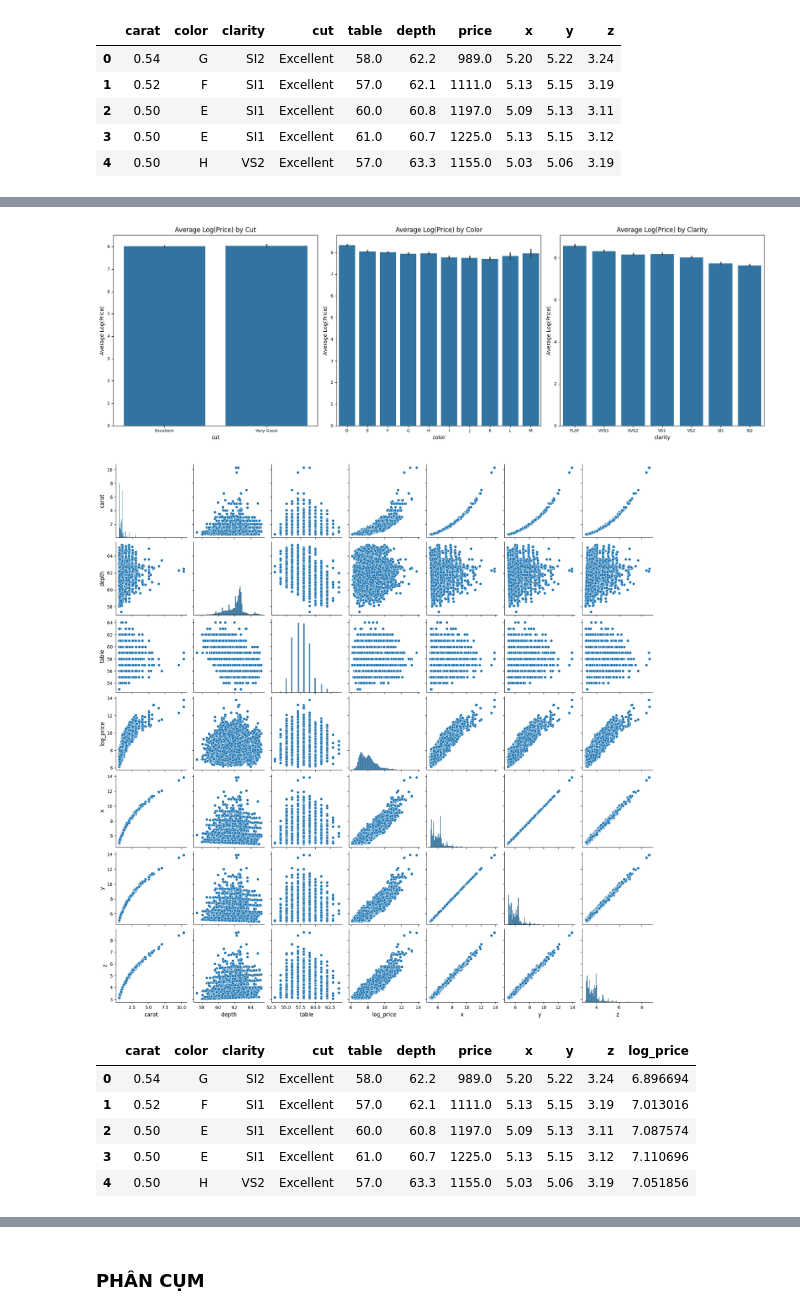
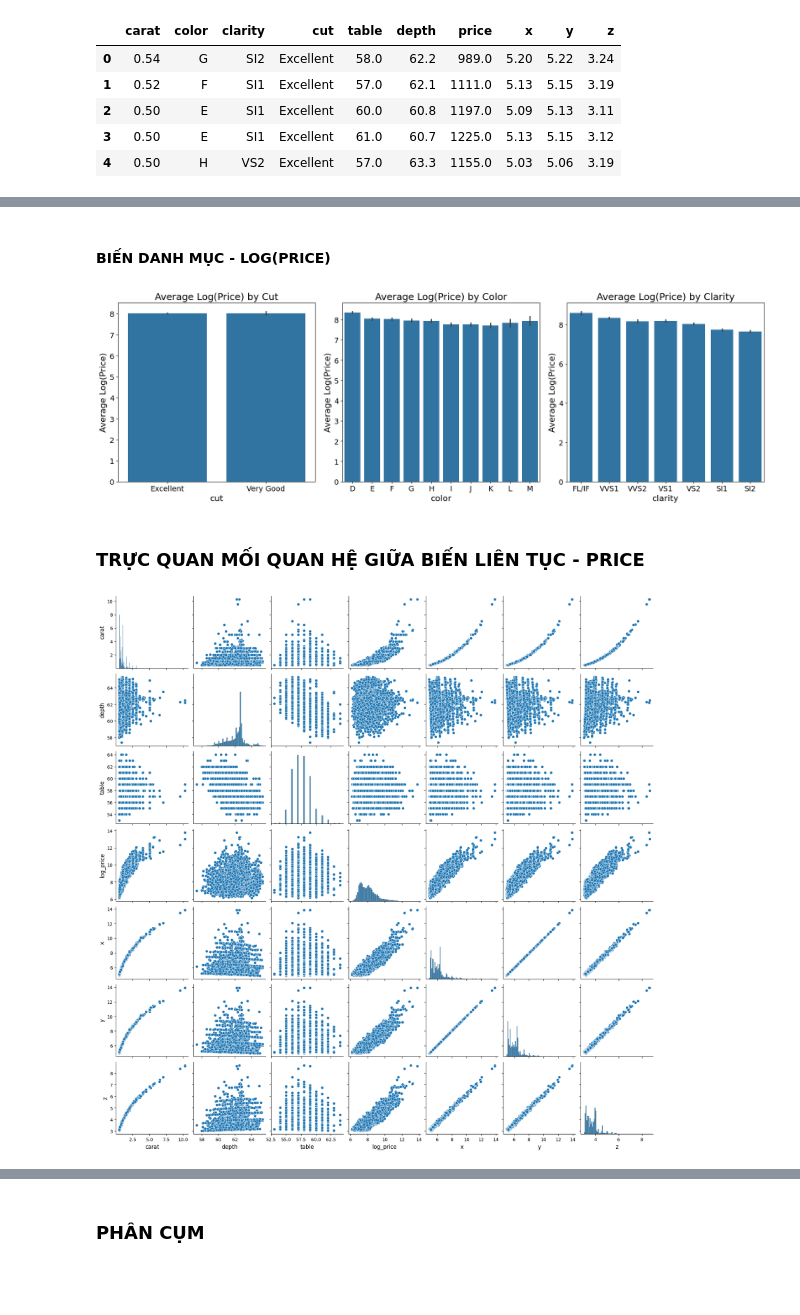
Before and after one commit to Qkhanhs84/KHDL_CK, a Jupyter notebook: handle_data.ipynb, the cells around one changed output, grey strips where cells are left out. Saved outputs shown, nothing was run; the diff lists cells and outputs as text; code cells hidden in the pictures; blank space fills up the shorter version.

```diff
--- a/handle_data.ipynb
+++ b/handle_data.ipynb
@@ -123,0 +303,12 @@ Index([], dtype='int64')
+# %%
+df.drop(columns=['log_price'], inplace=True)  # Xoá cột log_price sau khi đã sử dụng
+# %%
+X = df.drop(['price'], axis=1)
+y = df['price']
+
+X_train, X_test, y_train, y_test = train_test_split(
+    X, y, test_size=0.2, random_state=42, stratify=X['color']
+)
+# %%
+df_train = pd.concat([X_train, y_train], axis=1)
+df_test = pd.concat([X_test, y_test], axis=1)
@@ -135,5 +328,5 @@ Index([], dtype='int64')
 
 * Một mode phụ nhỏ hơn ở khoảng log(price) ≈ 8.5 (tương đương 5,000 USD).
 # %%
-df['log_price'] = np.log(df['price'])
+df_train['log_price'] = np.log(df_train['price'])
 # %%
@@ -191,30 +381,34 @@ plt.show()
+# %% [markdown]
+#### BIẾN DANH MỤC - LOG(PRICE)
 # %%
 color_order = ['D', 'E', 'F', 'G', 'H', 'I', 'J', 'K', 'L', 'M']
 clarity_order = ['FL/IF', 'VVS1', 'VVS2', 'VS1', 'VS2', 'SI1', 'SI2']
 plt.figure(figsize=(18, 6))
 
 # Barplot của trung bình log(price) theo 'cut'
 plt.subplot(1, 3, 1)
-sns.barplot(data=df, x='cut', y='log_price', estimator=np.mean)
+sns.barplot(data=df_train, x='cut', y='log_price', estimator=np.mean)
 plt.title('Average Log(Price) by Cut')
 plt.ylabel('Average Log(Price)')
 
 # Barplot của trung bình log(price) theo 'color'
 plt.subplot(1, 3, 2)
-sns.barplot(data=df, x='color', y='log_price', estimator=np.mean, order=color_order)
+sns.barplot(data=df_train, x='color', y='log_price', estimator=np.mean, order=color_order)
 plt.title('Average Log(Price) by Color')
 plt.ylabel('Average Log(Price)')
 
 # Barplot của trung bình log(price) theo 'clarity'
 plt.subplot(1, 3, 3)
-sns.barplot(data=df, x='clarity', y='log_price', estimator=np.mean,  order=clarity_order)
+sns.barplot(data=df_train, x='clarity', y='log_price', estimator=np.mean,  order=clarity_order)
 plt.title('Average Log(Price) by Clarity')
 plt.ylabel('Average Log(Price)')
 
 plt.tight_layout()
 plt.show()
 # %% [output]
-[figure, old version]
+[figure, new version]
+# %% [markdown]
+### TRỰC QUAN MỐI QUAN HỆ GIỮA BIẾN LIÊN TỤC - PRICE
 # %%
 # Chọn các cột liên tục
 
@@ -223,17 +417,8 @@ plt.rcParams['axes.labelsize'] = 12 # Kích thước font cho nhãn trục x và
 plt.rcParams['xtick.labelsize'] = 10 # Kích thước font cho các số trên trục x
 plt.rcParams['ytick.labelsize'] = 10 # Kích thước font cho các số trên trục y
 continuous_vars = ['carat', 'depth', 'table', 'log_price', 'x', 'y', 'z']
-sns.pairplot(df[continuous_vars])
+sns.pairplot(df_train[continuous_vars])
 plt.show()
 # %% [output]
-[figure, old version]
+[figure, new version]
-# %%
-df.head()
-# %% [output]
-|  | carat | color | clarity | cut | table | depth | price | x | y | z | log_price |
-| 0 | 0.54 | G | SI2 | Excellent | 58.0 | 62.2 | 989.0 | 5.20 | 5.22 | 3.24 | 6.896694 |
-| 1 | 0.52 | F | SI1 | Excellent | 57.0 | 62.1 | 1111.0 | 5.13 | 5.15 | 3.19 | 7.013016 |
-| 2 | 0.50 | E | SI1 | Excellent | 60.0 | 60.8 | 1197.0 | 5.09 | 5.13 | 3.11 | 7.087574 |
-| 3 | 0.50 | E | SI1 | Excellent | 61.0 | 60.7 | 1225.0 | 5.13 | 5.15 | 3.12 | 7.110696 |
-| 4 | 0.50 | H | VS2 | Excellent | 57.0 | 63.3 | 1155.0 | 5.03 | 5.06 | 3.19 | 7.051856 |
 # %%
```
Also changed, not shown: parts of 83 cells of this notebook.
